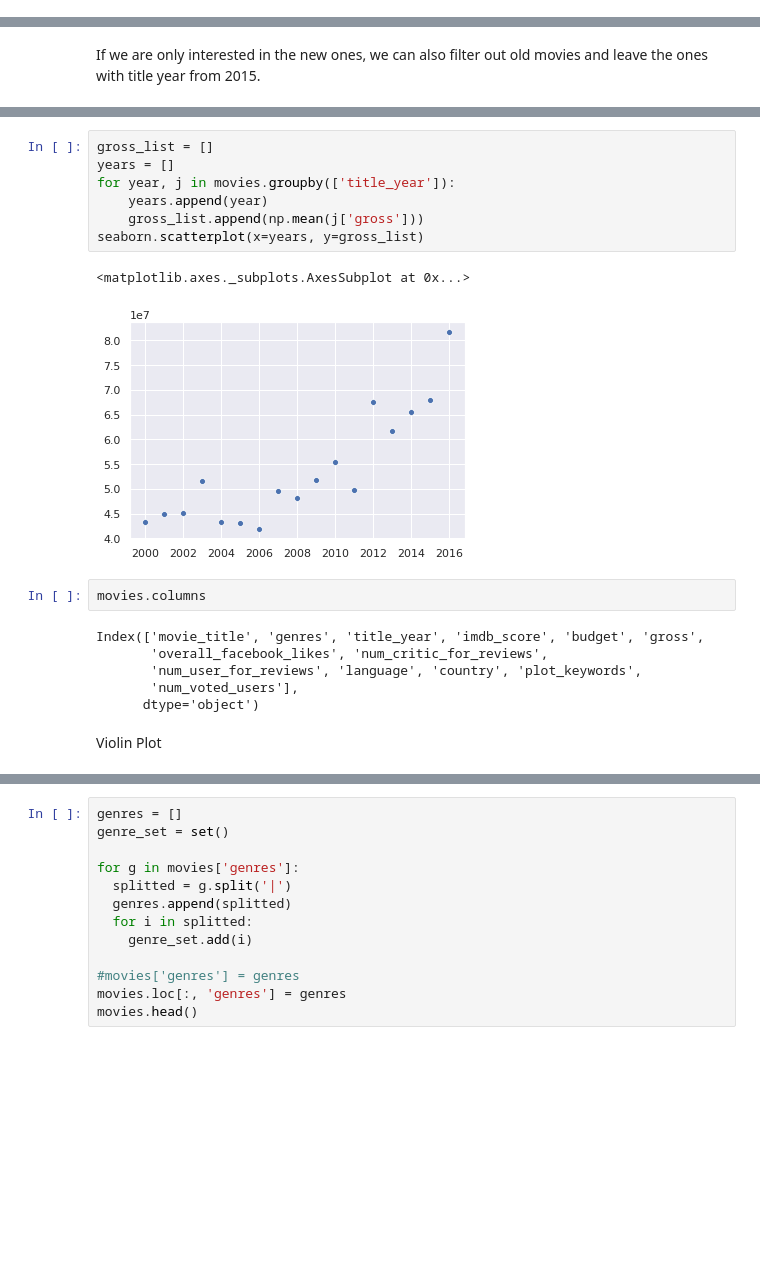
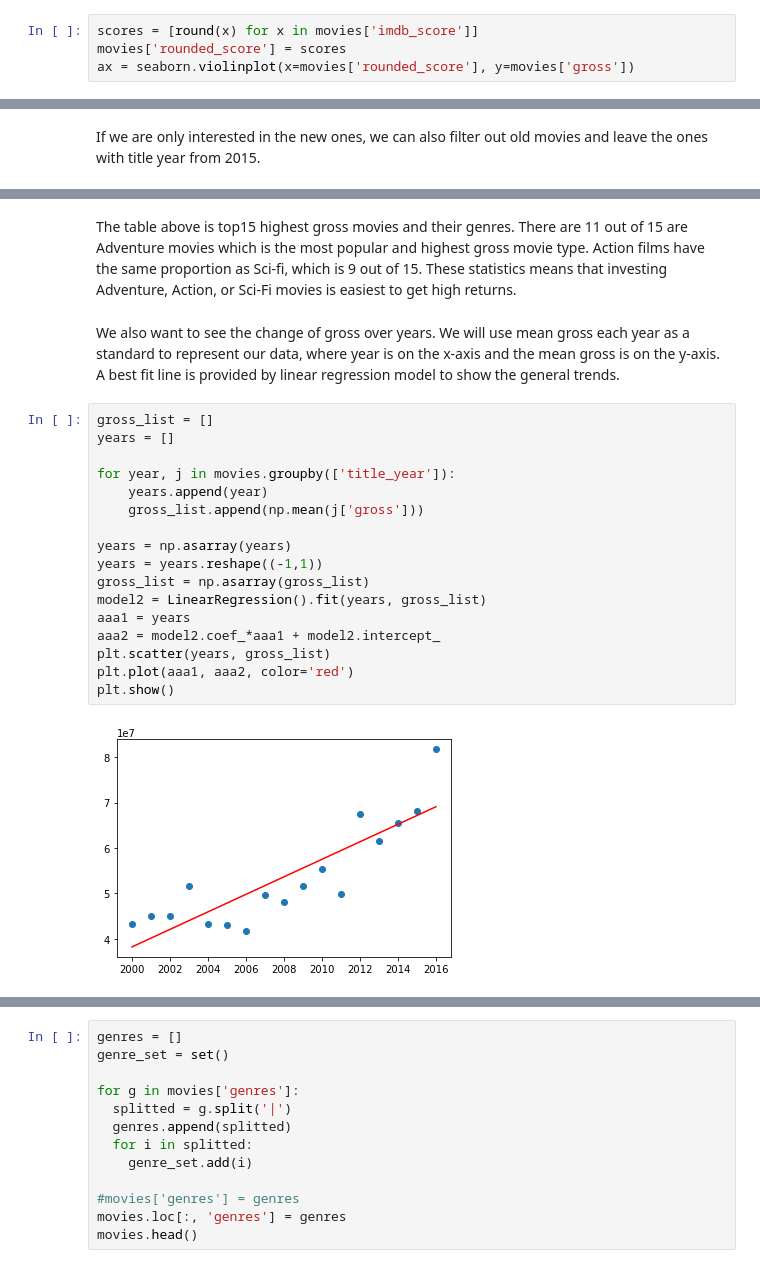
Before and after one commit to mookee233/final_tutorial, a Jupyter notebook: draft.ipynb, the cells around one changed output, grey strips where cells are left out. Saved outputs shown, nothing was run; the diff lists cells and outputs as text; blank space fills up the shorter version.

```diff
--- a/draft.ipynb
+++ b/draft.ipynb
@@ -248,0 +252,4 @@ From the plot we get, we can see there is no necessary relationship between IMDB
+# %%
+scores = [round(x) for x in movies['imdb_score']]
+movies['rounded_score'] = scores
+ax = seaborn.violinplot(x=movies['rounded_score'], y=movies['gross'])
@@ -279,20 +311,23 @@ seaborn.violinplot(y=movies['gross'], x=movies['title_year'])
+# %% [markdown]
+The table above is top15 highest gross movies and their genres. There are 11 out of 15 are Adventure movies which is the most popular and highest gross movie type. Action films have the same proportion as Sci-fi, which is 9 out of 15. These statistics means that investing Adventure, Action, or Sci-Fi movies is easiest to get high returns.
+# %% [markdown]
+We also want to see the change of gross over years. We will use mean gross each year as a standard to represent our data, where year is on the x-axis and the mean gross is on the y-axis. A best fit line is provided by linear regression model to show the general trends.
 # %%
 gross_list = []
 years = []
+
 for year, j in movies.groupby(['title_year']):
     years.append(year)
     gross_list.append(np.mean(j['gross']))
-seaborn.scatterplot(x=years, y=gross_list)
+
+years = np.asarray(years)
+years = years.reshape((-1,1))
+gross_list = np.asarray(gross_list)
+model2 = LinearRegression().fit(years, gross_list)
+aaa1 = years
+aaa2 = model2.coef_*aaa1 + model2.intercept_
+plt.scatter(years, gross_list)
+plt.plot(aaa1, aaa2, color='red')
+plt.show()
 # %% [output]
-<matplotlib.axes._subplots.AxesSubplot at 0x...>
-[figure, old version]
+[figure, new version]
-# %%
-movies.columns
-# %% [output]
-Index(['movie_title', 'genres', 'title_year', 'imdb_score', 'budget', 'gross',
-       'overall_facebook_likes', 'num_critic_for_reviews',
-       'num_user_for_reviews', 'language', 'country', 'plot_keywords',
-       'num_voted_users'],
-      dtype='object')
-# %% [markdown]
-Violin Plot
```
Also changed, not shown: parts of 46 cells of this notebook, 5 other files.
